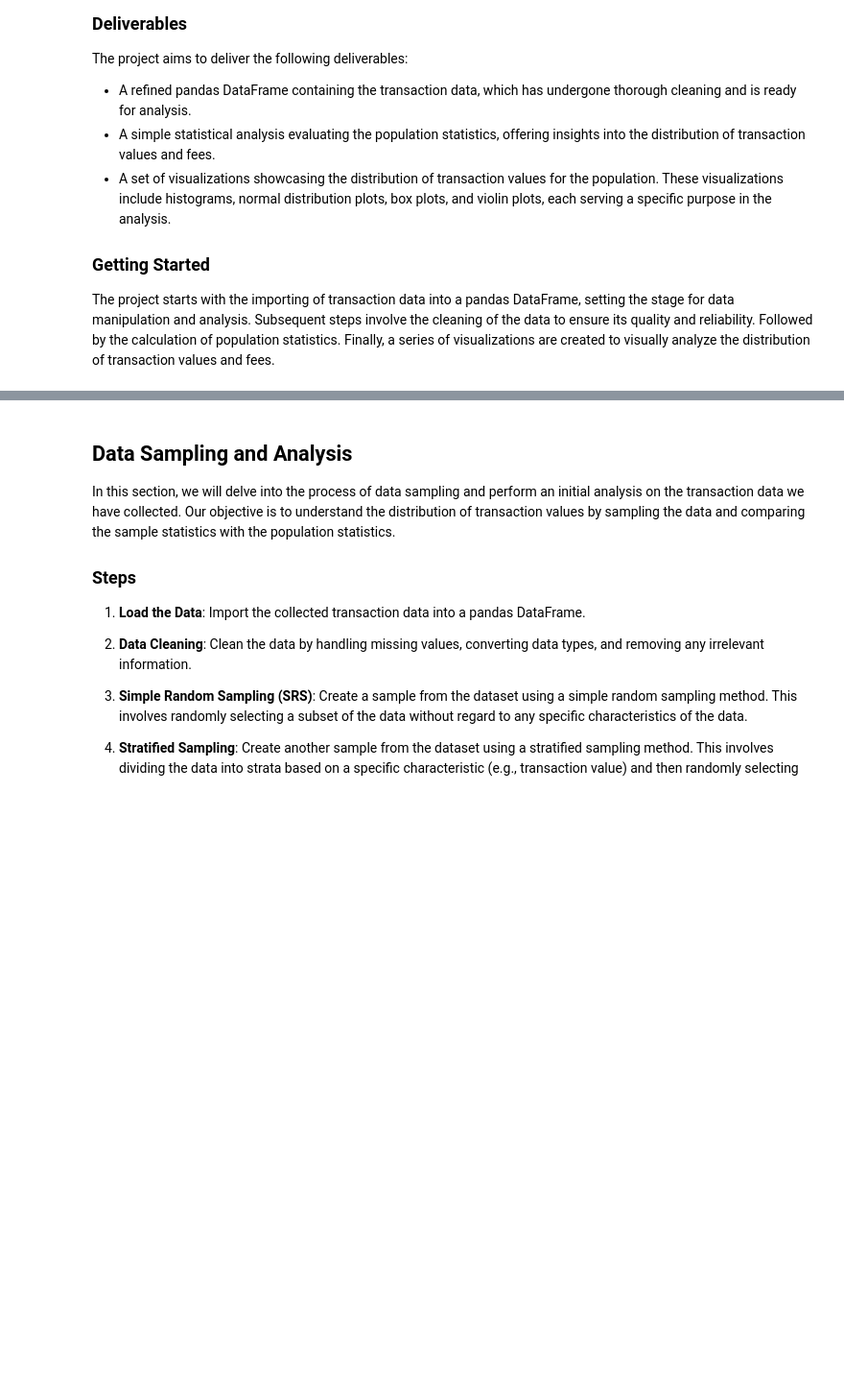
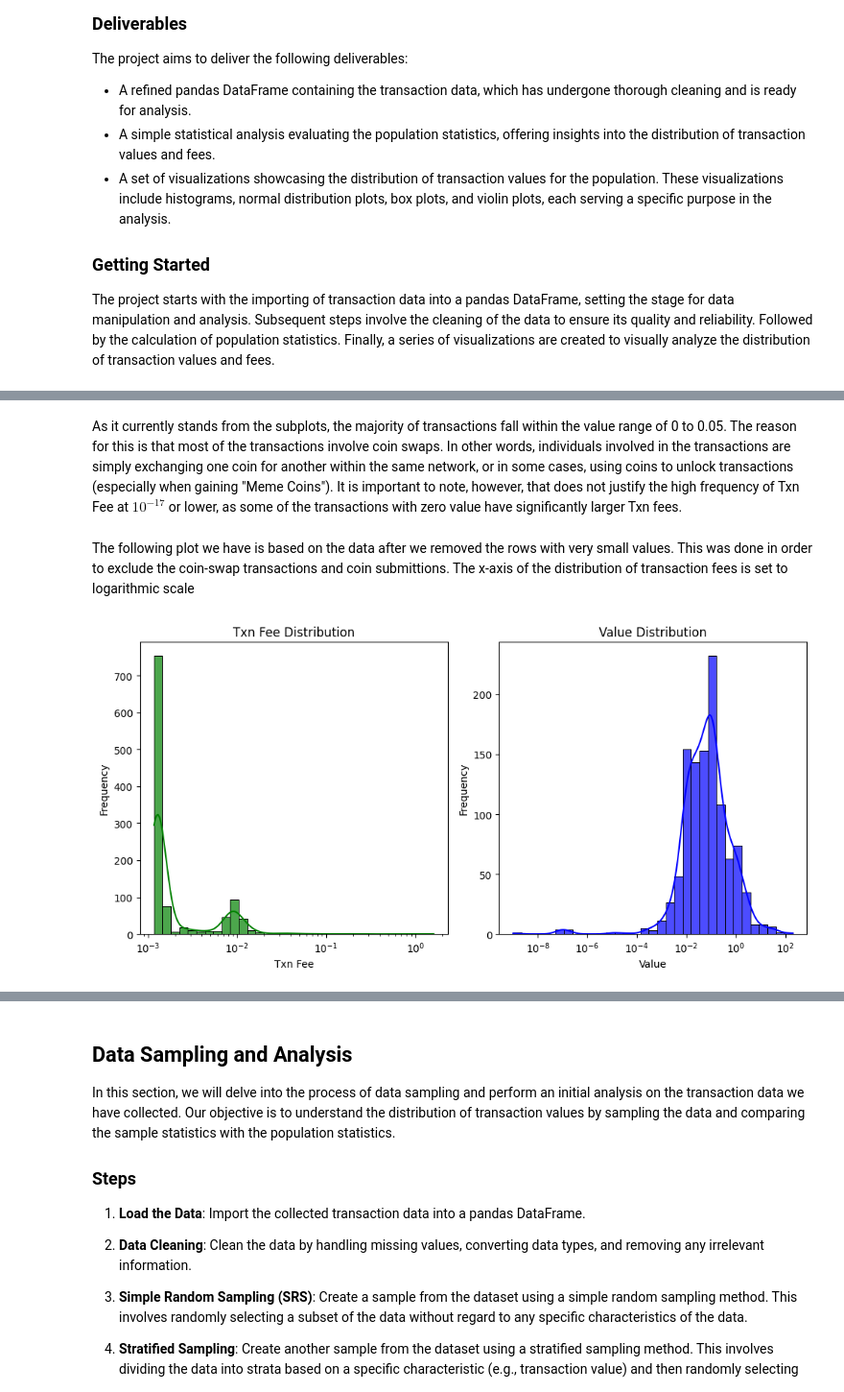
Before and after one commit to tisiphonee/DataS, a Jupyter notebook: CA0.ipynb, the cells around one changed output, grey strips where cells are left out. Shown: that part at 96% size. Drawn from its saved outputs; the diff is of its cells as text; code cells hidden in the pictures; blank space fills up the shorter version.

Commit message:
Add files via upload
Done  -- Part 1 and Part 2

```diff
--- a/CA0.ipynb
+++ b/CA0.ipynb
@@ -98,0 +301,27 @@ The project starts with the importing of transaction data into a pandas DataFram
+# %% [markdown]
+As it currently stands from the subplots, the majority of transactions fall within the value range of 0 to 0.05. The reason for this is that most of the transactions involve coin swaps. In other words, individuals involved in the transactions are simply exchanging one coin for another within the same network, or in some cases, using coins to unlock transactions (especially when gaining "Meme Coins"). It is important to note, however, that  does not justify the high frequency of Txn Fee at $10^{-17}$ or lower, as some of the transactions with zero value have significantly larger Txn fees.
+# %% [markdown]
+The following plot we have is based on the data after we removed the rows with very small values. This was done in order to exclude the coin-swap transactions and coin submittions. The x-axis of the distribution of transaction fees is set to logarithmic scale
+# %%
+non_zero_df = df[df['Value'] > 10**-15]
+
+plt.figure(figsize=(10, 5))
+
+plt.subplot(1, 2, 1)
+plt.xscale('log')
+sns.histplot(non_zero_df['Txn Fee'], bins=int(math.sqrt(len(non_zero_df['Txn Fee']))), color='g', kde=True, alpha=0.7)
+plt.title('Txn Fee Distribution')
+plt.xlabel('Txn Fee')
+plt.ylabel('Frequency')
+
+plt.subplot(1, 2, 2)
+plt.xscale('log')
+sns.histplot(non_zero_df['Value'], bins=int(math.sqrt(len(non_zero_df['Value']))), color='b', kde=True, alpha=0.7)
+plt.title('Value Distribution')
+plt.xlabel('Value')
+plt.ylabel('Frequency')
+
+plt.tight_layout()
+plt.show()
+# %% [output]
+[figure, added]
```
Also changed, not shown: parts of 35 cells of this notebook.
